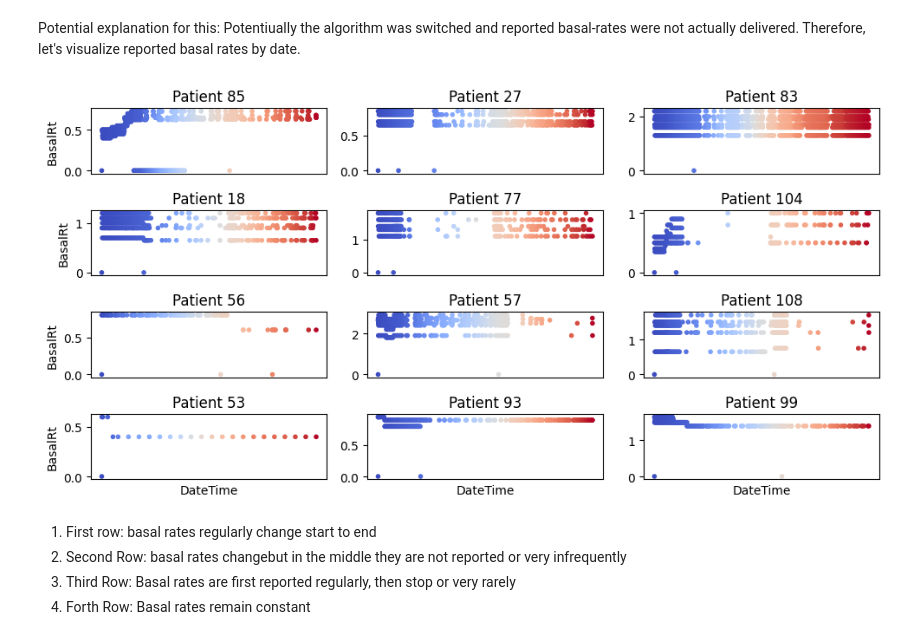
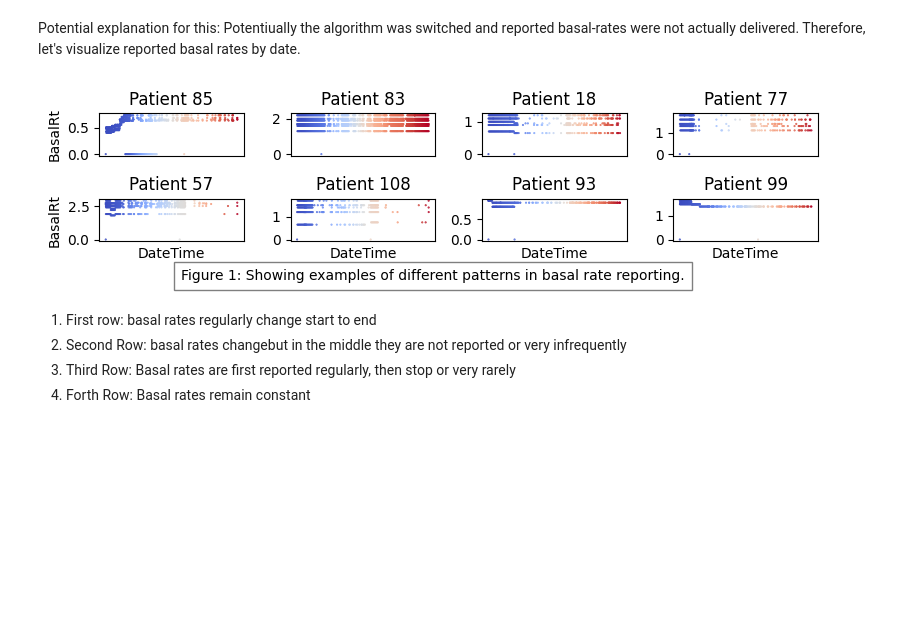
Before and after one commit to nudgebg/egvinsulin, a Jupyter notebook: notebooks/understand-flair-dataset/2024-07-12 - Understanding TDD Discrepancies in Flair Data.ipynb, the cells around one changed output. Drawn from its saved outputs; the diff is of its cells as text; code cells hidden in the pictures; blank space fills up the shorter version.

```diff
--- a/notebooks/understand-flair-dataset/2024-07-12 - Understanding TDD Discrepancies in Flair Data.ipynb
+++ b/notebooks/understand-flair-dataset/2024-07-12 - Understanding TDD Discrepancies in Flair Data.ipynb
@@ -126,24 +123,26 @@ There are multiple clusters:
 # %% [markdown]
 Potential explanation for this: Potentiually the algorithm was switched and reported basal-rates were not actually delivered. Therefore, let's visualize reported basal rates by date.
 # %%
-patient_ids = [85,27,83,   18,77,104,  56,57,108,  53,93,99]
+#patient_ids = [85,27,83,   18,77,104,  56,57,108,  53,93,99]
+patient_ids = [85,83,   18,77,  57,108,  93,99]
 #patient_ids = np.random.choice(np.unique(flair.df_pump.PtID.unique()),8, replace=False)
-fig, axs = plt.subplots(4,3, figsize=(10, 5)); axs = axs.flatten()
+fig, axs = plt.subplots(2,4, figsize=(8, 2)); axs = axs.flatten()
 for i, patient_id in enumerate(patient_ids):
     subFrame = flair.df_pump.loc[flair.df_pump.PtID == patient_id]#.dropna(subset=['BasalRt'])
-    axs[i].scatter(subFrame['DateTime'], subFrame['BasalRt'], c=range(len(subFrame)), cmap='coolwarm', marker='.')
+    axs[i].scatter(subFrame['DateTime'], subFrame['BasalRt'], c=range(len(subFrame)), cmap='coolwarm', marker='.',s=1)
     axs[i].set_title(f'Patient {patient_id}')
     #hide x ticks
     axs[i].set_xticks([])
-    if i>=9:
+    if i>=4:
         axs[i].set_xlabel('DateTime')
-    if i%3==0:
+    if i%4==0:
         axs[i].set_ylabel('BasalRt')
 
 plt.tight_layout()
+plt.figtext(0.5, -0.02, "Figure 1: Showing examples of different patterns in basal rate reporting.", ha="center", fontsize=10, bbox={"facecolor":"white", "alpha":0.5, "pad":5})
 plt.show()
 # %% [output]
-[figure, old version]
+[figure, new version]
 # %% [markdown]
 1. First row: basal rates regularly change start to end
 2. Second Row: basal rates changebut in the middle they are not reported or very infrequently
```
Also changed, not shown: parts of 58 cells of this notebook, 1 other file.
